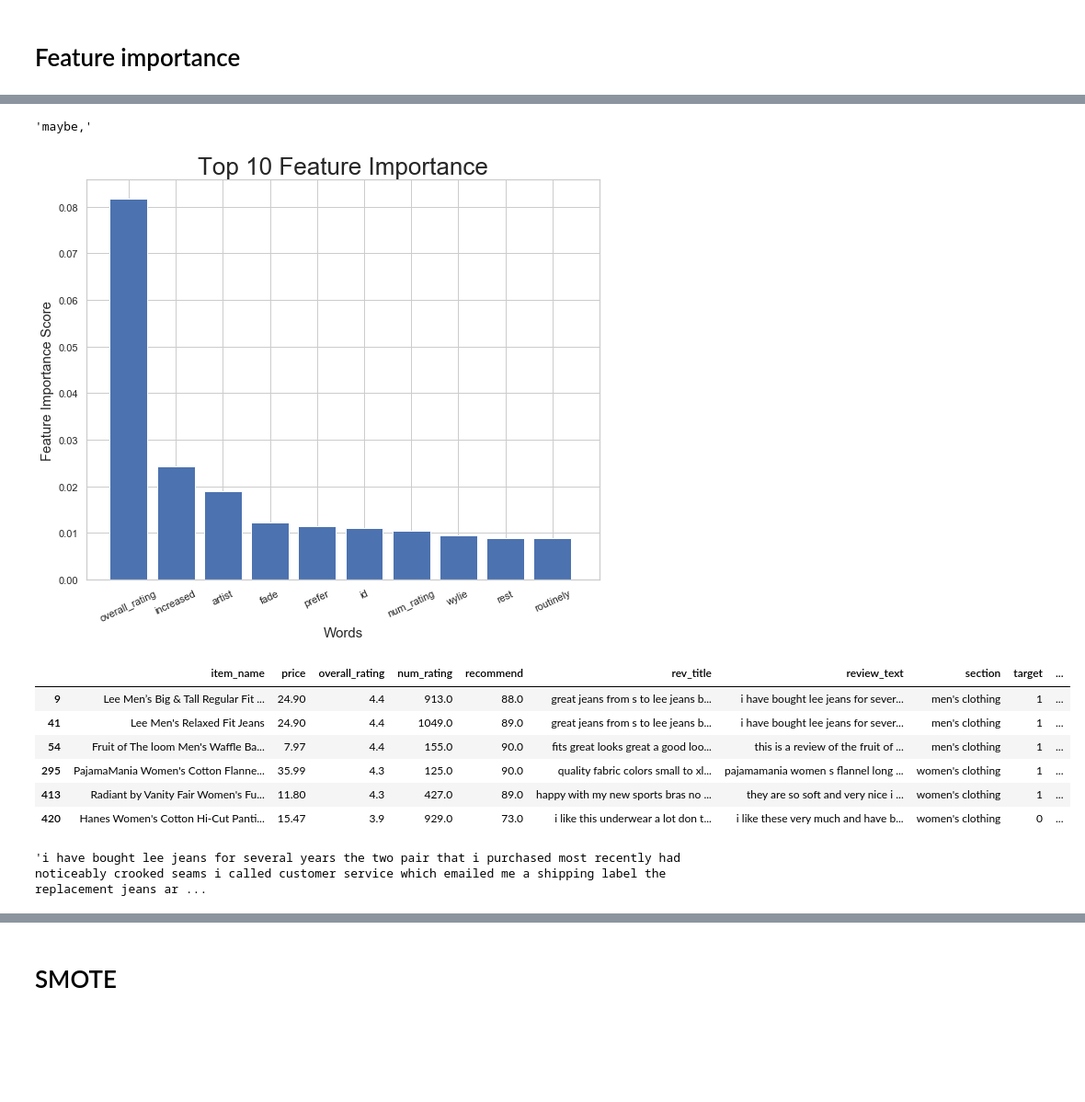
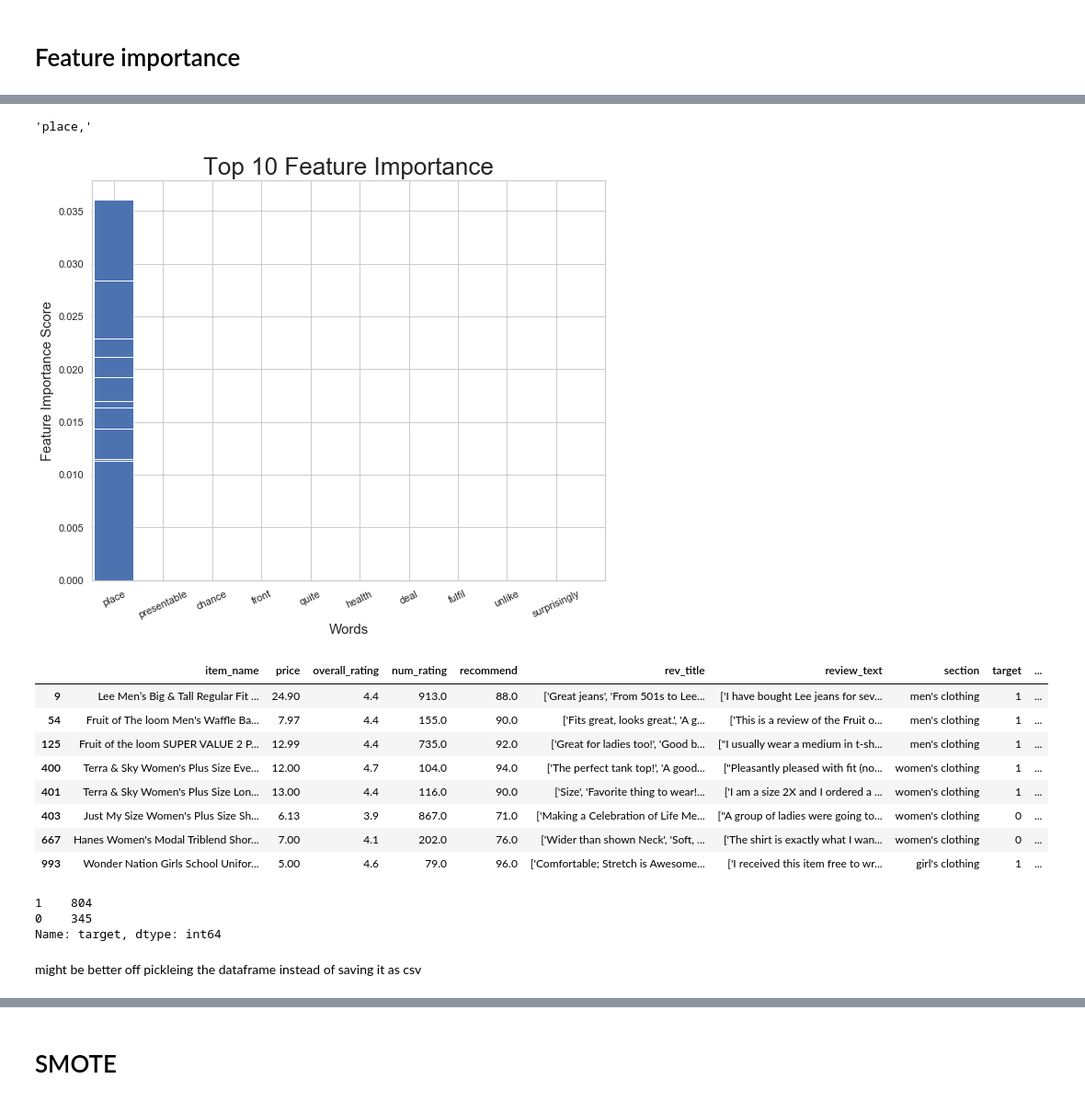
Before and after one commit to dorjeys3/Walmart_proj, a Jupyter notebook: Preprocessing.ipynb, the cells around one changed output, grey strips where cells are left out. Shown at 92% size. Saved outputs shown, nothing was run; the diff lists cells and outputs as text; code cells hidden in the pictures; blank space fills up the shorter version.

```diff
--- a/Preprocessing.ipynb
+++ b/Preprocessing.ipynb
@@ -74,11 +77,11 @@ def clean_text(text):
     text =  ' '.join(re.sub("([^A-Za-z])"," ",text).split())
     return text.lower()
 # %%
-clean_df["rev_title"] = clean_df.rev_title.apply(clean_text)
+clean_df["clean_rev_title"] = clean_df.rev_title.apply(clean_text)
 # %% [markdown]
 ### Now cleaning review_text column
 # %%
-clean_df["review_text"] = clean_df["review_text"].apply(clean_text)
+clean_df["clean_review_text"] = clean_df["review_text"].apply(clean_text)
 # %%
 clean_df.review_text[8]
 # %% [output]
@@ -128,7 +131,7 @@ def fdist(df, column):
     print(f"Number of words in corpus: {len(fdist)}")
     fdist.plot(20);
 # %%
-clean_df["tokenized"] = clean_df.review_text.apply(tokenize)
+clean_df["tokenized"] = clean_df.clean_review_text.apply(tokenize)
 # %%
 fdist(clean_df, "tokenized")
 # %% [output]
@@ -322,3 +278,5 @@ sns.heatmap(corr, cmap = "RdBu", vmin = -1, vmax= 1)
 # %% [output]
 <matplotlib.axes._subplots.AxesSubplot at 0x...>
 [figure]
+# %%
+clean_df["lemma_words"] = clean_df["lemma_words"].apply(remove_stopwords)
@@ -601,14 +725,14 @@ sns.barplot(x=x, y=y, data = feat_imp)
 dataset = [d.split() for d in df.delisted]
 vocab = gensim.corpora.Dictionary(dataset)
 # %%
-vocab[901]
+vocab[910]
 # %% [output]
-'maybe,'
+'place,'
 # %%
 fig, ax = plt.subplots(figsize=(10,8))
 plt.bar(x=x, height=y, data = feat_imp)
 
-x = ['overall_rating', 'increased', 'artist', 'fade', 'prefer', 'id', 'num_rating', 'wylie', 'rest', 'routinely']
+x = ['place', 'presentable', 'chance', 'front', 'quite', 'health', 'deal', 'fulfil', 'unlike', 'surprisingly']
 l = [0, 1, 2, 3, 4, 5, 6, 7, 8, 9, 10]
 
 
@@ -619,18 +743,24 @@ plt.title("Top 10 Feature Importance", fontsize=26)
 plt.ylabel("Feature Importance Score", fontsize=15)
 plt.xlabel("Words", fontsize=15);
 # %% [output]
-[figure, old version]
+[figure, new version]
 # %%
-clean_df[clean_df["delisted"].str.contains("increased")]
+clean_df[clean_df["delisted"].str.contains("presentable")]
 # %% [output]
 |  | item_name | price | overall_rating | num_rating | recommend | rev_title | review_text | section | target | ... |
-| 9 | Lee Men’s Big & Tall Regular Fit ... | 24.90 | 4.4 | 913.0 | 88.0 | great jeans from s to lee jeans b... | i have bought lee jeans for sever... | men's clothing | 1 | ... |
-| 41 | Lee Men's Relaxed Fit Jeans | 24.90 | 4.4 | 1049.0 | 89.0 | great jeans from s to lee jeans b... | i have bought lee jeans for sever... | men's clothing | 1 | ... |
-| 54 | Fruit of The loom Men's Waffle Ba... | 7.97 | 4.4 | 155.0 | 90.0 | fits great looks great a good loo... | this is a review of the fruit of ... | men's clothing | 1 | ... |
-| 295 | PajamaMania Women's Cotton Flanne... | 35.99 | 4.3 | 125.0 | 90.0 | quality fabric colors small to xl... | pajamamania women s flannel long ... | women's clothing | 1 | ... |
-| 413 | Radiant by Vanity Fair Women's Fu... | 11.80 | 4.3 | 427.0 | 89.0 | happy with my new sports bras no ... | they are so soft and very nice i ... | women's clothing | 1 | ... |
-| 420 | Hanes Women's Cotton Hi-Cut Panti... | 15.47 | 3.9 | 929.0 | 73.0 | i like this underwear a lot don t... | i like these very much and have b... | women's clothing | 0 | ... |
+| 9 | Lee Men’s Big & Tall Regular Fit ... | 24.90 | 4.4 | 913.0 | 88.0 | ['Great jeans', 'From 501s to Lee... | ['I have bought Lee jeans for sev... | men's clothing | 1 | ... |
+| 54 | Fruit of The loom Men's Waffle Ba... | 7.97 | 4.4 | 155.0 | 90.0 | ['Fits great, looks great.', 'A g... | ['This is a review of the Fruit o... | men's clothing | 1 | ... |
+| 125 | Fruit of the loom SUPER VALUE 2 P... | 12.99 | 4.4 | 735.0 | 92.0 | ['Great for ladies too!', 'Good b... | ["I usually wear a medium in t-sh... | men's clothing | 1 | ... |
+| 400 | Terra & Sky Women's Plus Size Eve... | 12.00 | 4.7 | 104.0 | 94.0 | ['The perfect tank top!', 'A good... | ["Pleasantly pleased with fit (no... | women's clothing | 1 | ... |
+| 401 | Terra & Sky Women's Plus Size Lon... | 13.00 | 4.4 | 116.0 | 90.0 | ['Size', 'Favorite thing to wear!... | ['I am a size 2X and I ordered a ... | women's clothing | 1 | ... |
+| 403 | Just My Size Women's Plus Size Sh... | 6.13 | 3.9 | 867.0 | 71.0 | ['Making a Celebration of Life Me... | ["A group of ladies were going to... | women's clothing | 0 | ... |
+| 667 | Hanes Women's Modal Triblend Shor... | 7.00 | 4.1 | 202.0 | 76.0 | ['Wider than shown Neck', 'Soft, ... | ['The shirt is exactly what I wan... | women's clothing | 0 | ... |
+| 993 | Wonder Nation Girls School Unifor... | 5.00 | 4.6 | 79.0 | 96.0 | ['Comfortable; Stretch is Awesome... | ['I received this item free to wr... | girl's clothing | 1 | ... |
-# %%
-clean_df.iloc[9].review_text
-# %% [output]
-'i have bought lee jeans for several years the two pair that i purchased most recently had noticeably crooked seams i called customer service which emailed me a shipping label the replacement jeans ar ...
+# %%
+clean_df.target.value_counts()
+# %% [output]
+1    804
+0    345
+Name: target, dtype: int64
+# %% [markdown]
+might be better off pickleing the dataframe instead of saving it as csv
```
Also changed, not shown: parts of 89 cells of this notebook.
